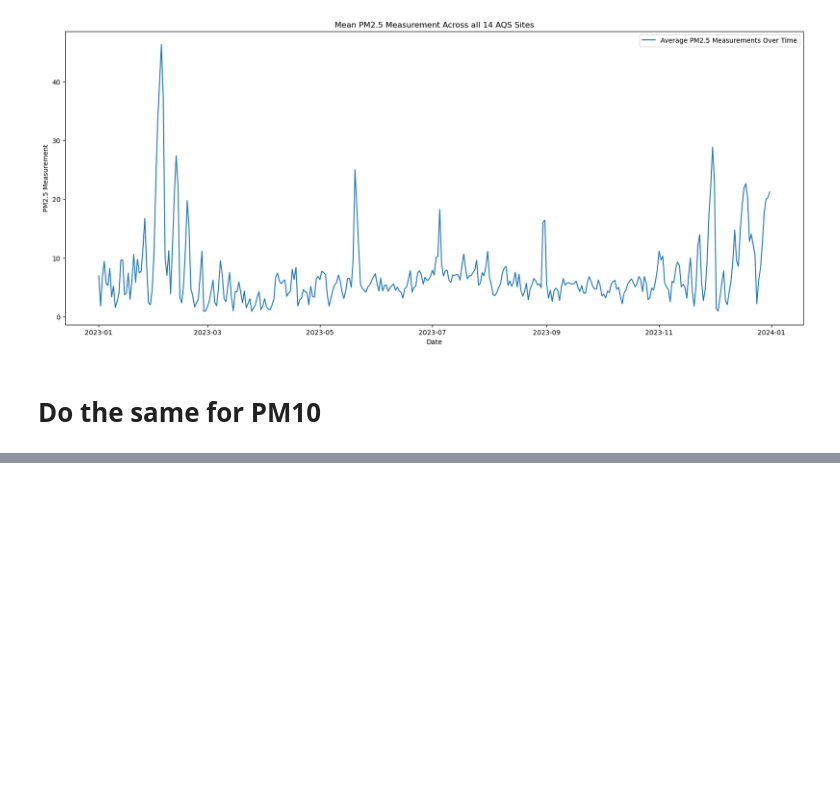
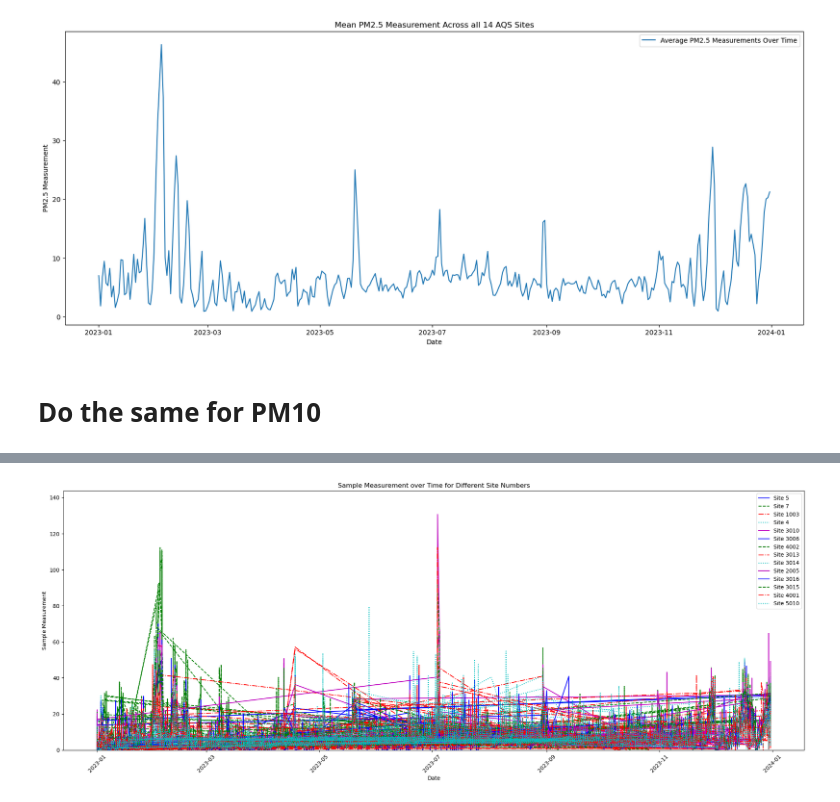
Before and after one commit to jaredfeldman/AI4AQ, a Jupyter notebook: notebooks/EDA/AQS/aqs-eda.ipynb, the cells around one changed output, grey strips where cells are left out. Drawn from its saved outputs; the diff is of its cells as text; code cells hidden in the pictures; blank space fills up the shorter version.

```diff
--- a/notebooks/EDA/AQS/aqs-eda.ipynb
+++ b/notebooks/EDA/AQS/aqs-eda.ipynb
@@ -201,0 +231,38 @@ plt.show()
+# %%
+import pandas as pd
+import matplotlib.pyplot as plt
+
+# Assuming df is your DataFrame
+# Filter unique site numbers
+unique_site_numbers = all_slc_counties_2023_pm10['site_number'].unique()
+
+# Set figure size
+plt.figure(figsize=(20, 8))  # Adjust width and height as needed
+
+# Define line styles and colors
+line_styles = ['-', '--', '-.', ':', '-']
+colors = ['b', 'g', 'r', 'c', 'm']
+
+
+# Plot each site_number separately
+for i, site_number in enumerate(unique_site_numbers):
+    site_data = all_slc_counties_2023_pm10[all_slc_counties_2023_pm10['site_number'] == site_number]
+    plt.plot(site_data['date_local'], site_data['sample_measurement'],
+             label=f"Site {site_number}", linestyle=line_styles[i % len(line_styles)], color=colors[i % len(colors)])
+
+# Add labels and legend
+plt.xlabel('Date')
+plt.ylabel('Sample Measurement')
+plt.title('Sample Measurement over Time for Different Site Numbers')
+plt.legend()
+plt.xticks(rotation=45)  # Rotate x-axis labels for better readability
+
+# Adjust y-axis limits
+plt.ylim(0, all_slc_counties_2023_pm10['sample_measurement'].max() * 1.1)  # Set the upper limit slightly above the maximum value
+
+plt.tight_layout()
+
+# Show plot
+plt.show()
+# %% [output]
+[figure, added]
```
Also changed, not shown: parts of 21 cells of this notebook, 5 other files.
